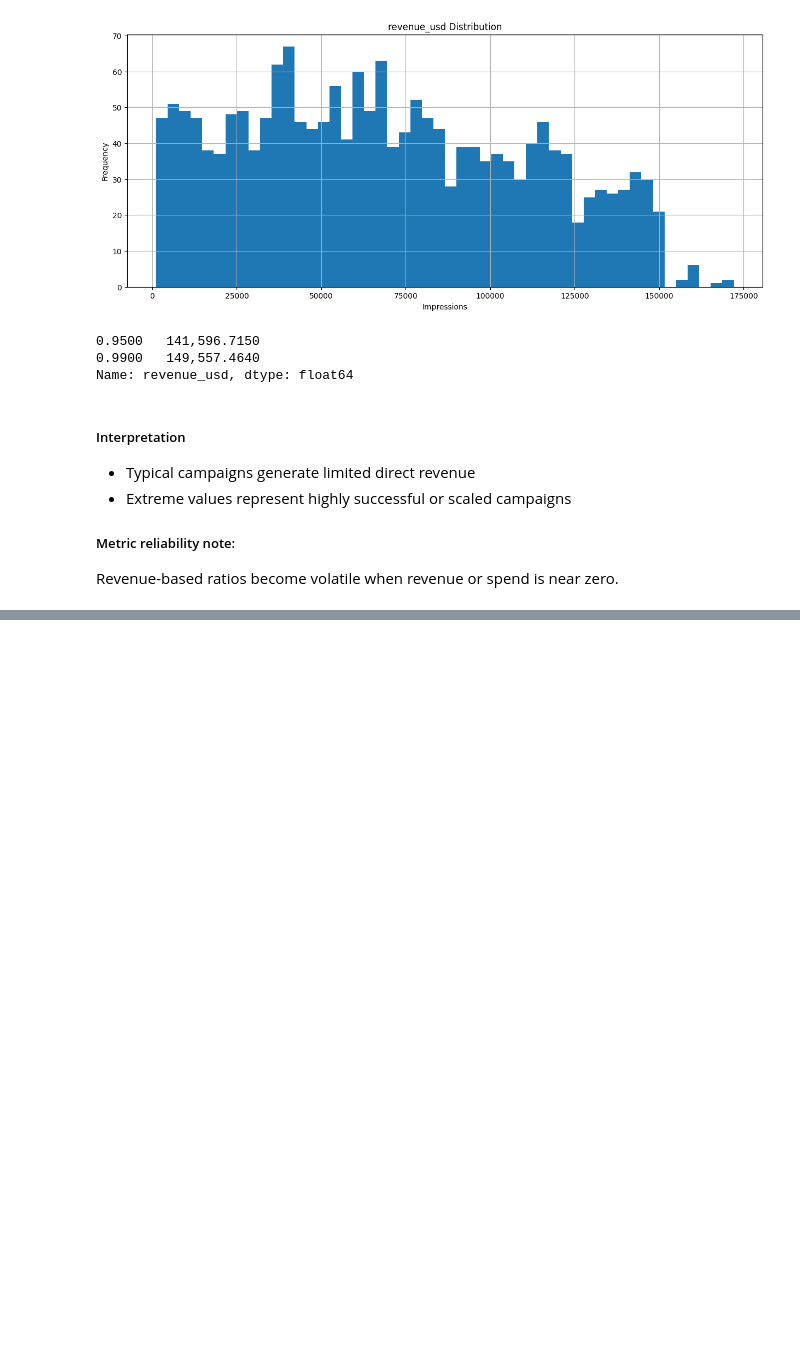
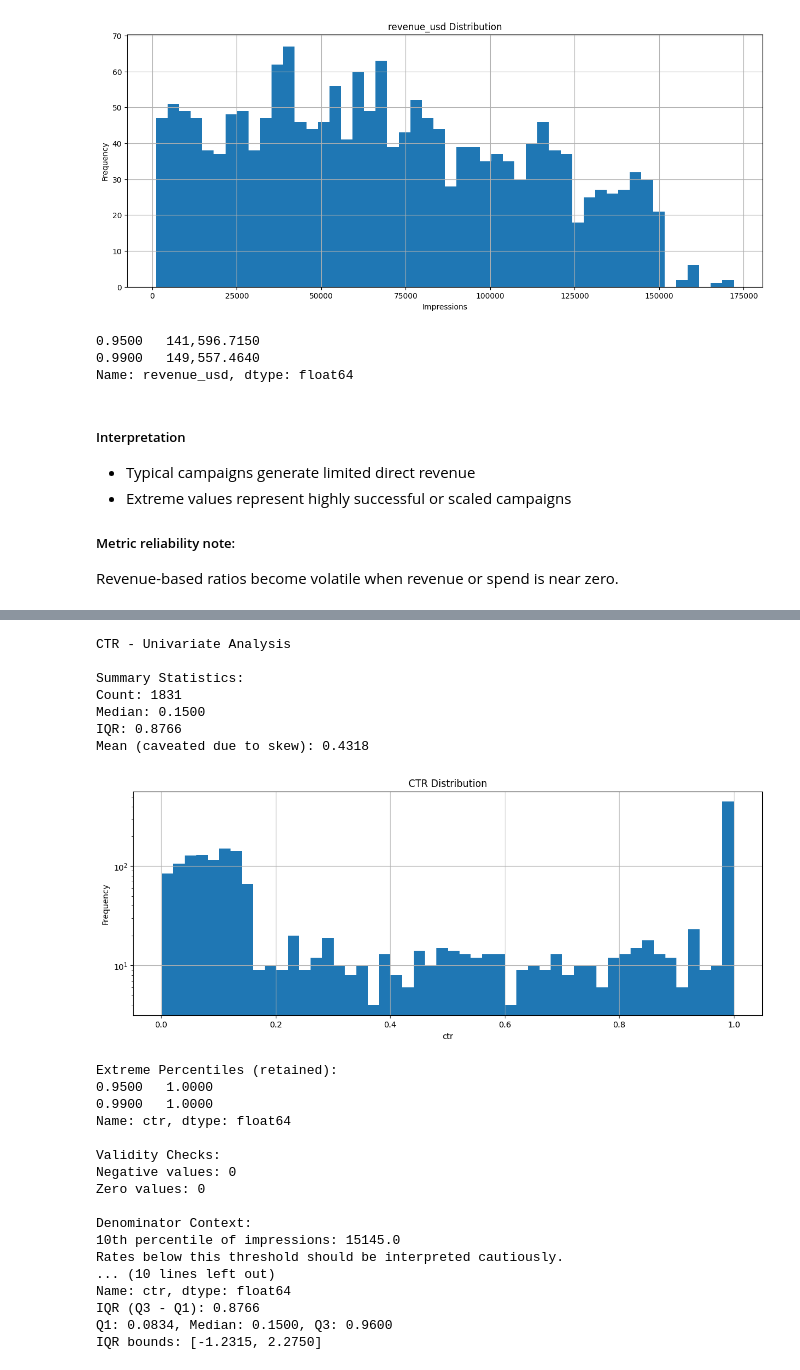
Before and after one commit to Playful-Cloud/Marketing_Campaign_Analysis_and_Optimization, a Jupyter notebook: notebooks/05_EDA.ipynb, the cells around one changed output, grey strips where cells are left out. Cells and saved outputs as stored; diff of their text form; code cells hidden in the pictures; blank space fills up the shorter version.

```diff
--- a/notebooks/05_EDA.ipynb
+++ b/notebooks/05_EDA.ipynb
@@ -1305,0 +1402,64 @@ These metrics provide necessary exposure and scale context for interpreting down
+# %%
+# summary stats:
+
+# univ analysis
+rate_metric_univariate(
+    df=df,
+    metric='ctr',
+    denom_col='impressions',
+    log_scale=True
+)
+
+# percentiles
+print(df['ctr'].describe(percentiles=[0.25, 0.5, 0.75, 0.95, 0.99]))
+
+# Iqr
+q1 = df['ctr'].quantile(0.25)
+q3 = df['ctr'].quantile(0.75)
+iqr = q3 - q1
+
+print(f"IQR (Q3 - Q1): {iqr:.4f}")
+print(f"Q1: {q1:.4f}, Median: {df['ctr'].median():.4f}, Q3: {q3:.4f}")
+
+# upper & lower bound
+lower_bound = q1 - 1.5 * iqr
+upper_bound = q3 + 1.5 * iqr
+
+print(f"IQR bounds: [{lower_bound:.4f}, {upper_bound:.4f}]")
+
+# stress testing CTR rate metric to answer three questions:
+    # check the metrics statistical Trustworthyness
+    # check if the result is safe for me to report (is full of noise or signals)
+    # will this break downstream?
+
+# Where does most of the mass actually live:
+    # Median ≈ 0.15
+    # Mean ≈ 0.43 (clearly inflated)
+    # Long right tail (severe right skew)
+    # Mean CTR is misleading for descriptive analysis >>  teh need to use log and median as reference is a must
+# %% [output]
+CTR - Univariate Analysis
+
+Summary Statistics:
+Count: 1831
+Median: 0.1500
+IQR: 0.8766
+Mean (caveated due to skew): 0.4318
+[figure, added]
+Extreme Percentiles (retained):
+0.9500   1.0000
+0.9900   1.0000
+Name: ctr, dtype: float64
+
+Validity Checks:
+Negative values: 0
+Zero values: 0
+
+Denominator Context:
+10th percentile of impressions: 15145.0
+Rates below this threshold should be interpreted cautiously.
+... (10 lines left out)
+Name: ctr, dtype: float64
+IQR (Q3 - Q1): 0.8766
+Q1: 0.0834, Median: 0.1500, Q3: 0.9600
+IQR bounds: [-1.2315, 2.2750]
```
Also changed, not shown: parts of 26 cells of this notebook.
